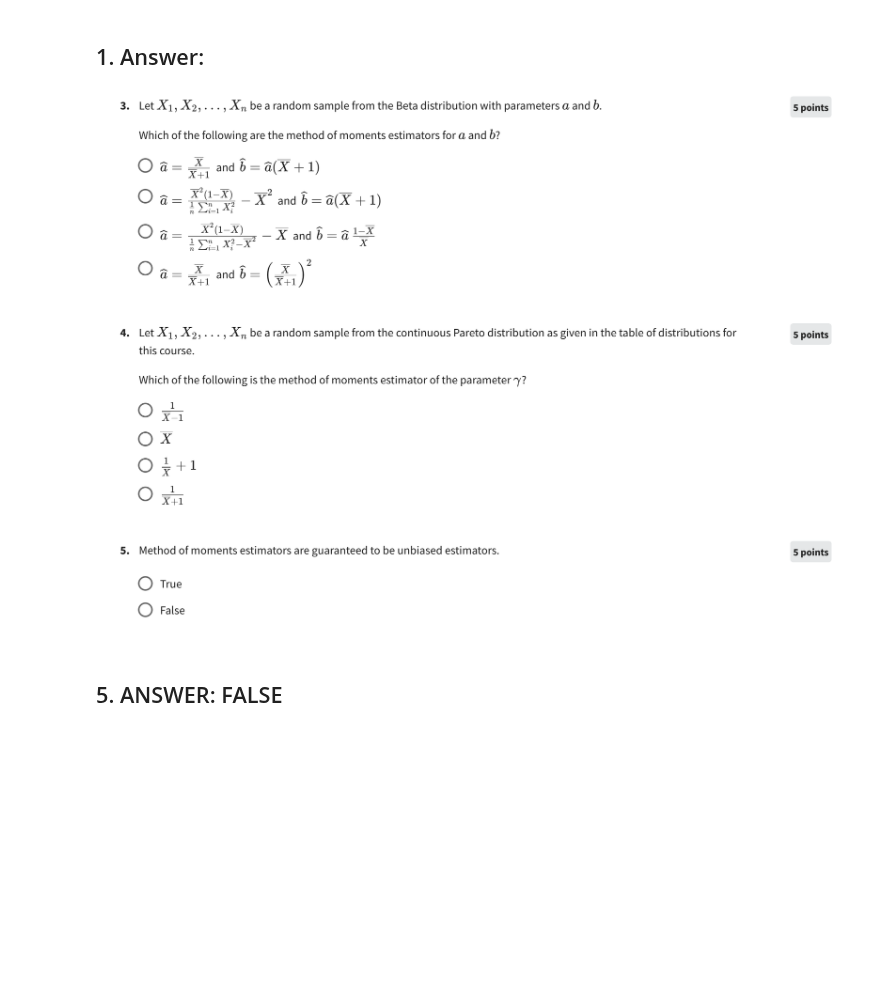
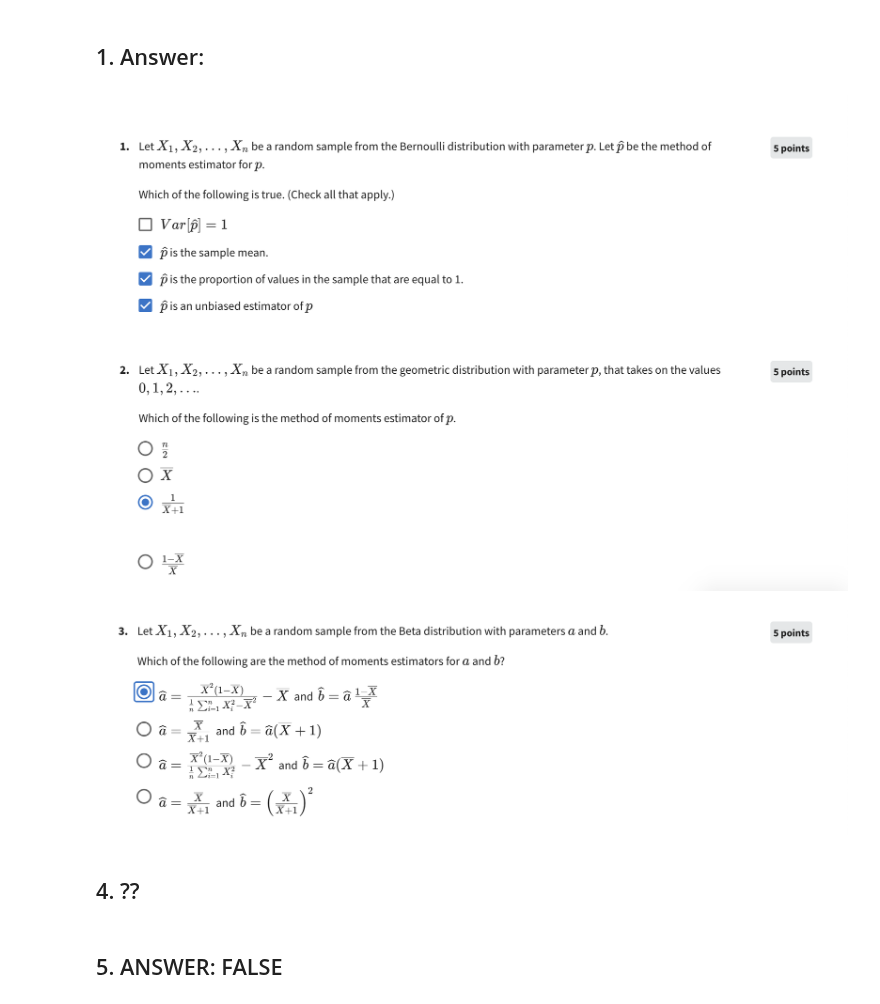
Before and after one commit to RyanJTalbot/MSDS, a Jupyter notebook: Pathway - Specialization/Data Science Foundations - Statistical Inference Specialization /Statistical Inference for Estimation in Data Science /wk1/Method of Moments Estimation Quiz.ipynb, the cells around one changed output. Saved outputs shown, nothing was run; the diff lists cells and outputs as text; code cells hidden in the pictures; blank space fills up the shorter version.

```diff
--- a/Pathway - Specialization/Data Science Foundations - Statistical Inference Specialization /Statistical Inference for Estimation in Data Science /wk1/Method of Moments Estimation Quiz.ipynb
+++ b/Pathway - Specialization/Data Science Foundations - Statistical Inference Specialization /Statistical Inference for Estimation in Data Science /wk1/Method of Moments Estimation Quiz.ipynb
@@ -5,9 +5,15 @@ Image(filename="images/q21.png")
 [figure]
 # %% [markdown]
 ## 1. Answer:
+# %%
+Image(filename="images/1and2.png")
+# %% [output]
+[figure, added]
 # %%
-Image(filename="images/q2.png")
+Image(filename="images/num3.png")
 # %% [output]
-[figure, old version]
+[figure, new version]
+# %% [markdown]
+## 4. ??
 # %% [markdown]
 ## 5. ANSWER: FALSE
```
Also changed, not shown: 20 other files.
